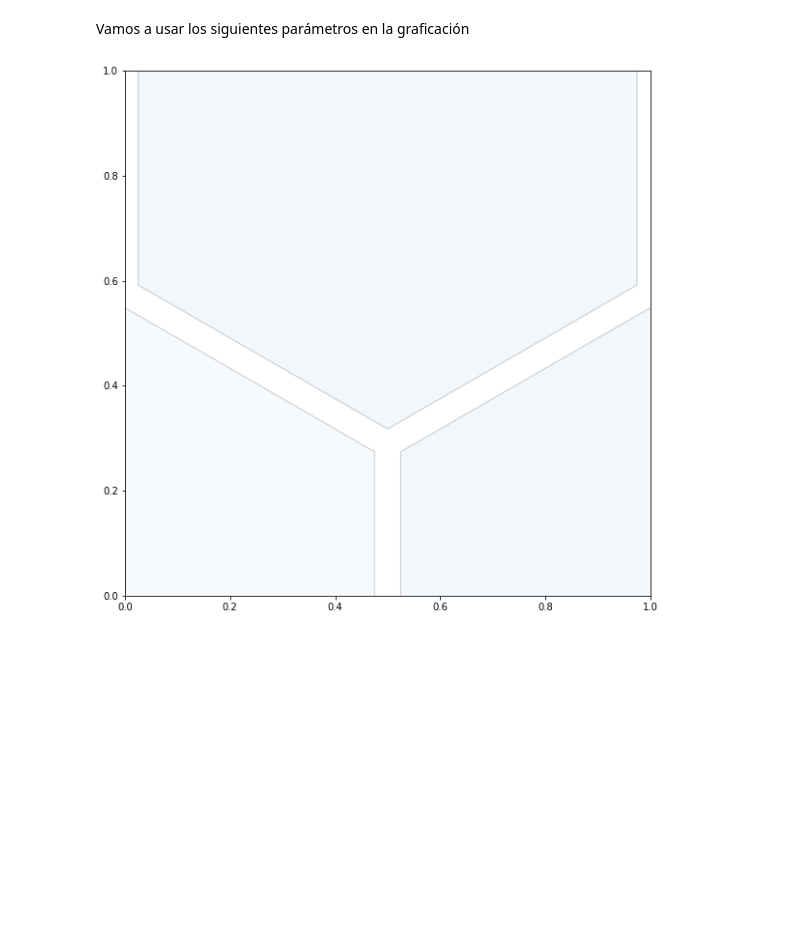
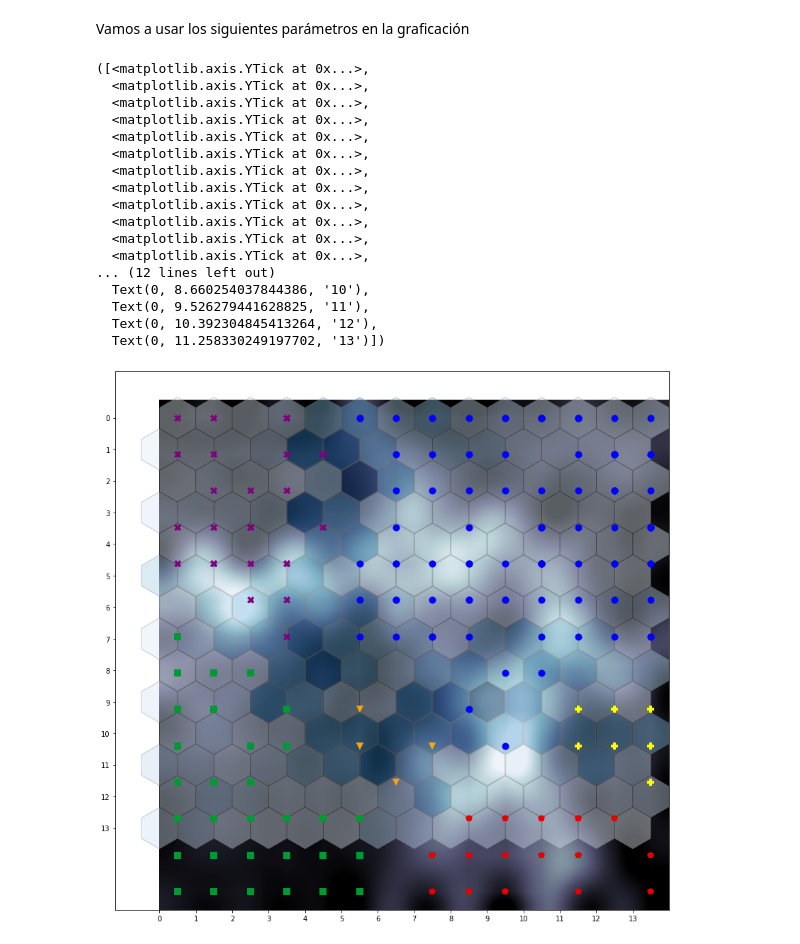
Before and after one commit to sergiohzlz/som_ontologias, a Jupyter notebook: som_modelo.ipynb, the cells around one changed output. Cells and saved outputs as stored; diff of their text form; code cells hidden in the pictures; blank space fills up the shorter version.

Commit message:
transformacion de imagen (inconclusa)

```diff
--- a/som_modelo.ipynb
+++ b/som_modelo.ipynb
@@ -120,5 +118,6 @@ np.random.seed(sum(list(map(ord,'rids'))))
 # %%
 #si deseamos recuperar algún modelo anterio
+
 
 recupera=False
 if(recupera):
@@ -135,7 +134,7 @@ else:
             for c in constantes:
                 som = MiniSom(dim_som[0], dim_som[1], k, sigma=s, learning_rate=c,
                               activation_distance='euclidean', topology='hexagonal',
-                              neighborhood_function='gaussian', random_seed=sum(constantes))
+                              neighborhood_function='gaussian')
                 som.pca_weights_init(datos)
                 som.train_batch(datos,1000, verbose=False)
                 q = som.quantization_error(datos)
@@ -187,7 +186,7 @@ Usamos el modelo entrenado
 # %%
 som = MiniSom(dim_som[0], dim_som[1], k, sigma=mejor[0], learning_rate=mejor[1],
               activation_distance='euclidean', topology='hexagonal',
-              neighborhood_function='gaussian', random_seed=sum(constantes))
+              neighborhood_function='gaussian')
 som.pca_weights_init(datos)
 som.train_batch(datos,1000, verbose=True)
 
@@ -232,0 +238,4 @@ for j,ax in enumerate(axn.flat):
+# %%
+n_clusters=6
+cluster = AgglomerativeClustering(n_clusters=n_clusters, linkage='ward', affinity='euclidean')
+cl = cluster.fit_predict(qnt)
@@ -233,3 +246,13 @@ for j,ax in enumerate(axn.flat):
+# %%
+fam_grupo = lambda n: list(nombres[cl==n])
+def escribe_gpo(i):
+    fout = open('grupo_modelo_{}.dat'.format(i),'w')
+    gpo = '\n'.join(fam_grupo(i))
+    fout.write(gpo)
+    fout.close()
+
+for i in range(4):
+    escribe_gpo(i)
 # %% [markdown]
 Graficamos tomando como base [liga](https://github.com/JustGlowing/minisom/blob/master/examples/HexagonalTopology.ipynb)
 # %%
@@ -286,21 +309,56 @@ xx, yy = som.get_euclidean_coordinates()
 umatrix = som.distance_map()
 weights = som.get_weights()
 # %%
-f = plt.figure(figsize=(10,10))
+f = plt.figure(figsize=(14,14))
 ax = f.add_subplot(111)
 
 ax.set_aspect('equal')
 
 # iteratively add hexagons
 for i in range(weights.shape[0]):
     for j in range(weights.shape[1]):
         wy = yy[(i, j)] * np.sqrt(3) / 2
         hex = RegularPolygon((xx[(i, j)], wy),
                              numVertices=6,
-                             radius=.95 / np.sqrt(3),
+                             radius=0.98 / np.sqrt(3),
                              facecolor=cm.Blues(umatrix[i, j]),
                              alpha=.4,
                              edgecolor='gray')
         ax.add_patch(hex)
+
+plt.imshow(umatrix, interpolation='sinc', cmap='bone')
+plt.xticks([])
+plt.yticks([])
+
+for ix,d in enumerate(datos):
+    w = som.winner(d)
+    wx, wy = som.convert_map_to_euclidean(w)
+    wy = wy * np.sqrt(3) / 2
+    plt.plot(w[0], w[1],
+             marcadores[cl[ix]],
+             markerfacecolor=colores[cl[ix]],
+             markeredgewidth=0.0,
+             markersize=10)
+xrange = np.arange(weights.shape[0])
+yrange = np.arange(weights.shape[1])
+plt.xticks(xrange-.5, xrange)
+plt.yticks(yrange * np.sqrt(3) / 2, yrange)
 # %% [output]
+([<matplotlib.axis.YTick at 0x...>,
+  <matplotlib.axis.YTick at 0x...>,
+  <matplotlib.axis.YTick at 0x...>,
+  <matplotlib.axis.YTick at 0x...>,
+  <matplotlib.axis.YTick at 0x...>,
+  <matplotlib.axis.YTick at 0x...>,
+  <matplotlib.axis.YTick at 0x...>,
+  <matplotlib.axis.YTick at 0x...>,
+  <matplotlib.axis.YTick at 0x...>,
+  <matplotlib.axis.YTick at 0x...>,
+  <matplotlib.axis.YTick at 0x...>,
+  <matplotlib.axis.YTick at 0x...>,
+... (12 lines left out)
+  Text(0, 8.660254037844386, '10'),
+  Text(0, 9.526279441628825, '11'),
+  Text(0, 10.392304845413264, '12'),
+  Text(0, 11.258330249197702, '13')])
-[figure, old version]
+[figure, new version]
```
Also changed, not shown: parts of 10 cells of this notebook.
